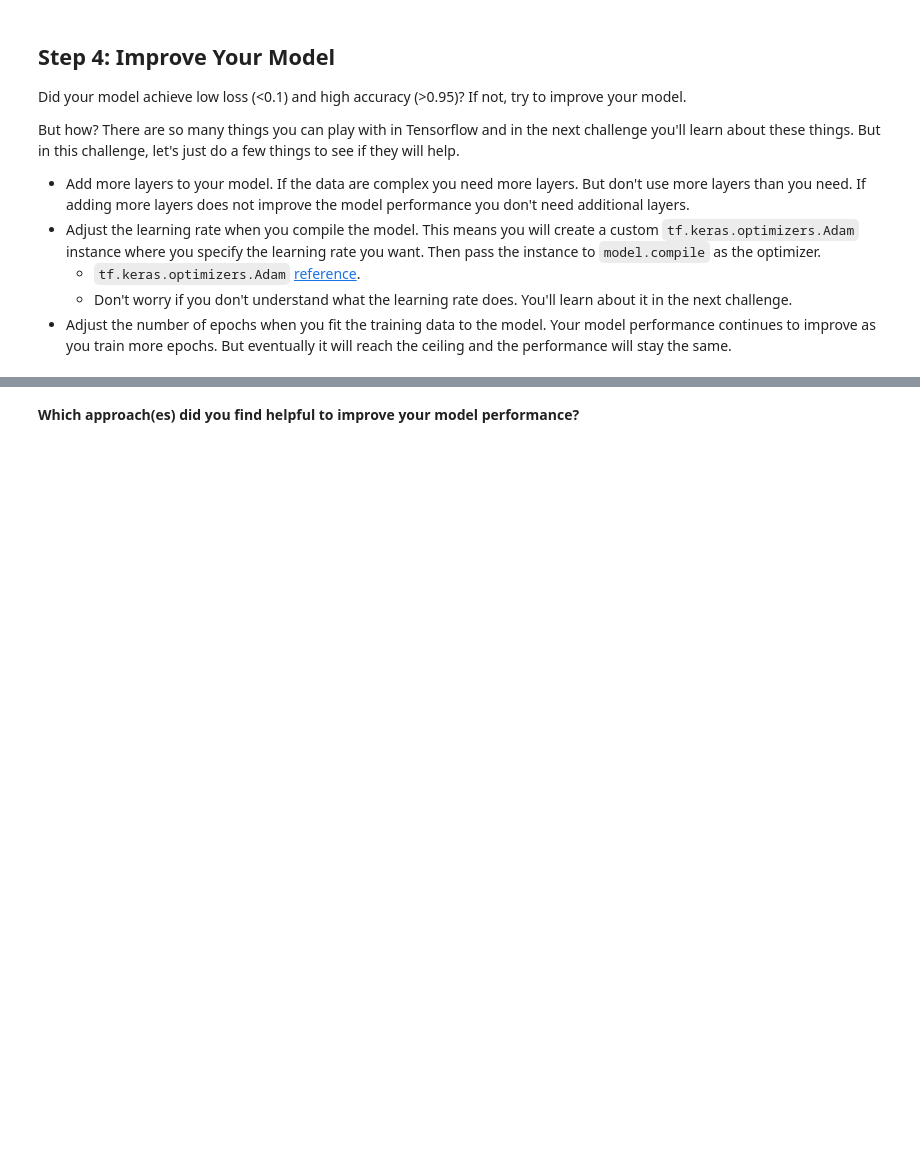
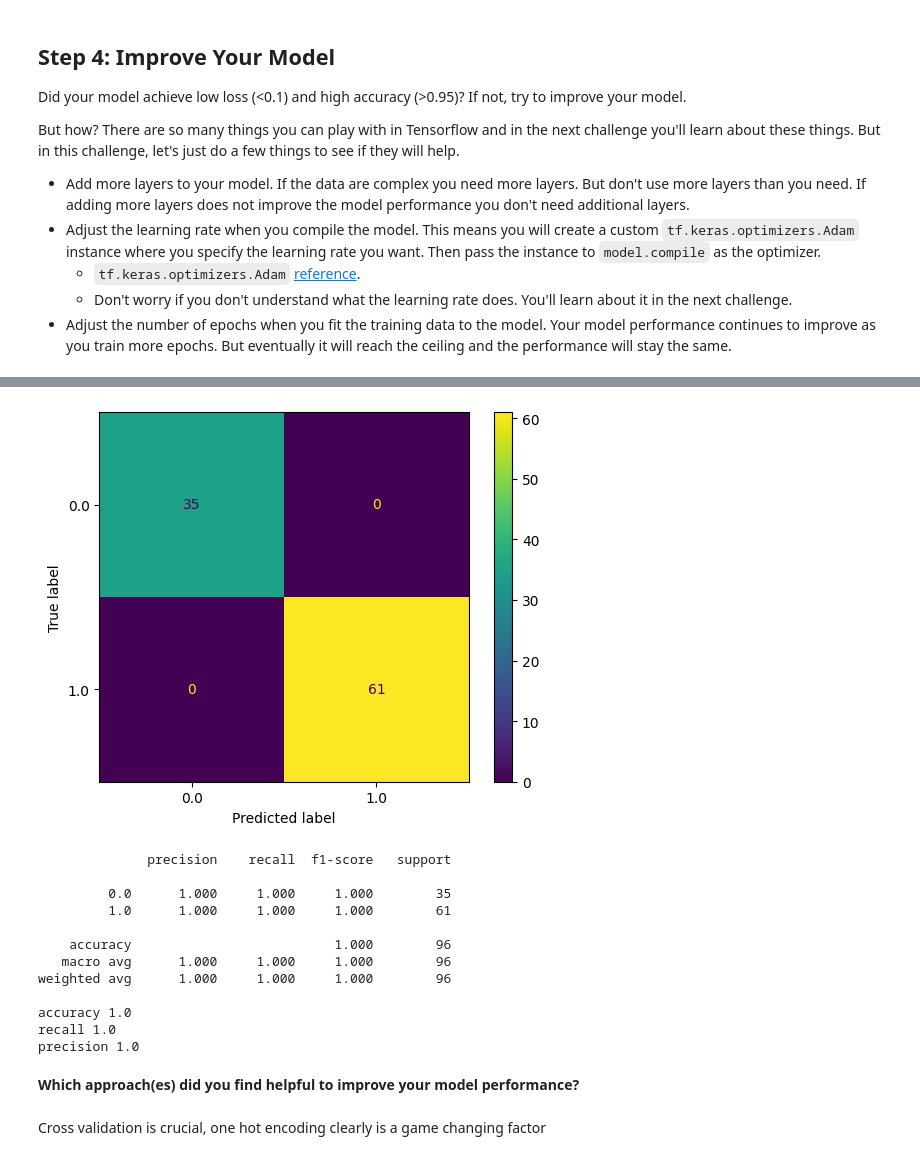
Before and after one commit to RamziRBM/lab-neural-networks, a Jupyter notebook: your-code/challenge-1.ipynb, the cells around one changed output, grey strips where cells are left out. Saved outputs shown, nothing was run; the diff lists cells and outputs as text; code cells hidden in the pictures; blank space fills up the shorter version.

```diff
--- a/your-code/challenge-1.ipynb
+++ b/your-code/challenge-1.ipynb
@@ -225,2 +328,30 @@ But how? There are so many things you can play with in Tensorflow and in the nex
+# %%
+import numpy as np
+from sklearn.metrics import ConfusionMatrixDisplay, classification_report
+import matplotlib.pyplot as plt
+
+y_pred = model.predict(X_test, verbose=0).argmax(axis=1)
+ConfusionMatrixDisplay.from_predictions(y_test, y_pred)
+plt.show()
+print(classification_report(y_test, y_pred, digits=3))
+
+
+print('accuracy', accuracy_score(y_test, y_pred))
+print('recall', recall_score(y_test, y_pred))
+print('precision', precision_score(y_test, y_pred))
+# %% [output]
+[figure, added]
+              precision    recall  f1-score   support
+
+         0.0      1.000     1.000     1.000        35
+         1.0      1.000     1.000     1.000        61
+
+    accuracy                          1.000        96
+   macro avg      1.000     1.000     1.000        96
+weighted avg      1.000     1.000     1.000        96
+
+accuracy 1.0
+recall 1.0
+precision 1.0
 # %% [markdown]
 **Which approach(es) did you find helpful to improve your model performance?**
@@ -228,0 +358,2 @@ But how? There are so many things you can play with in Tensorflow and in the nex
+# %% [markdown]
+Cross validation is crucial, one hot encoding clearly is a game changing factor
```
Also changed, not shown: parts of 9 cells of this notebook.
